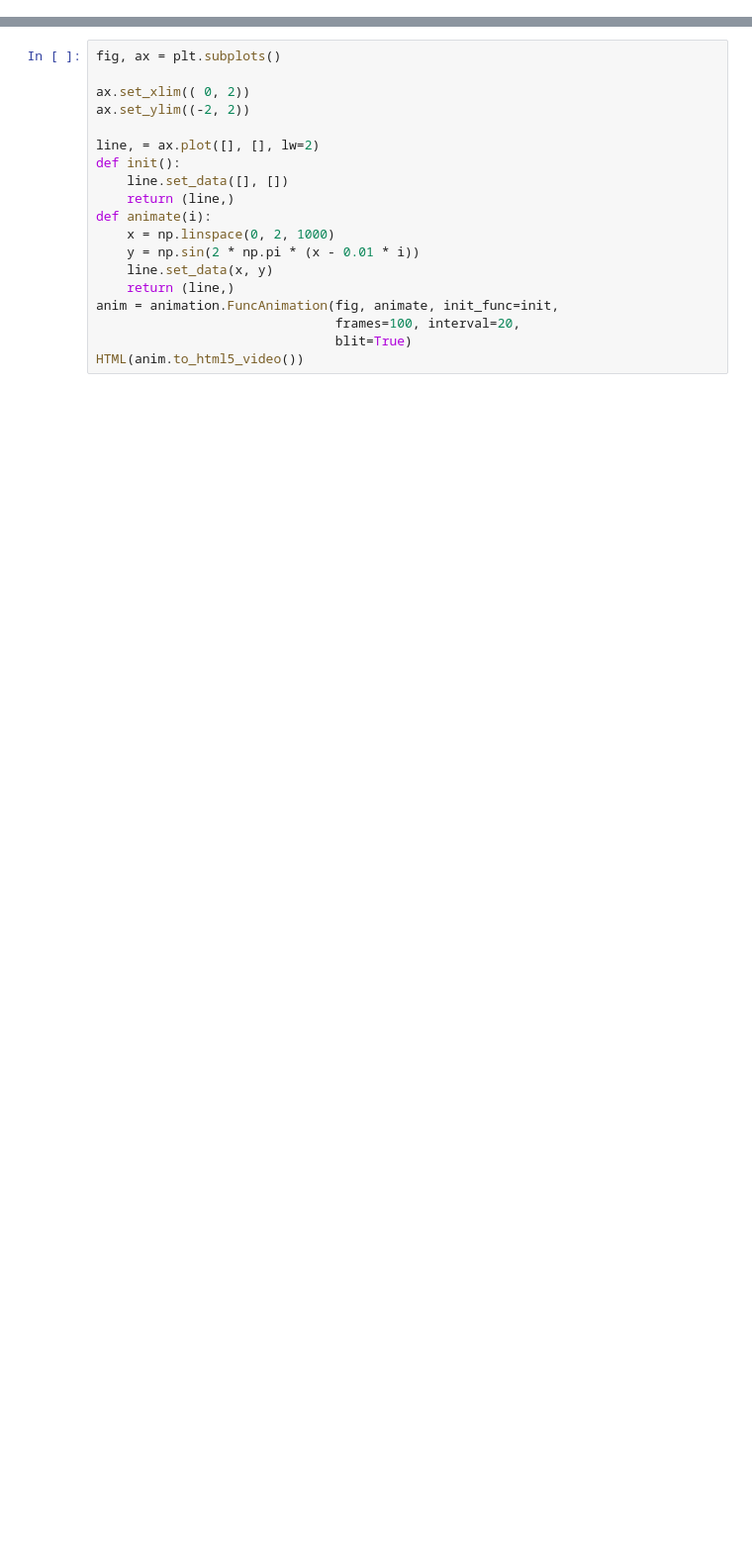
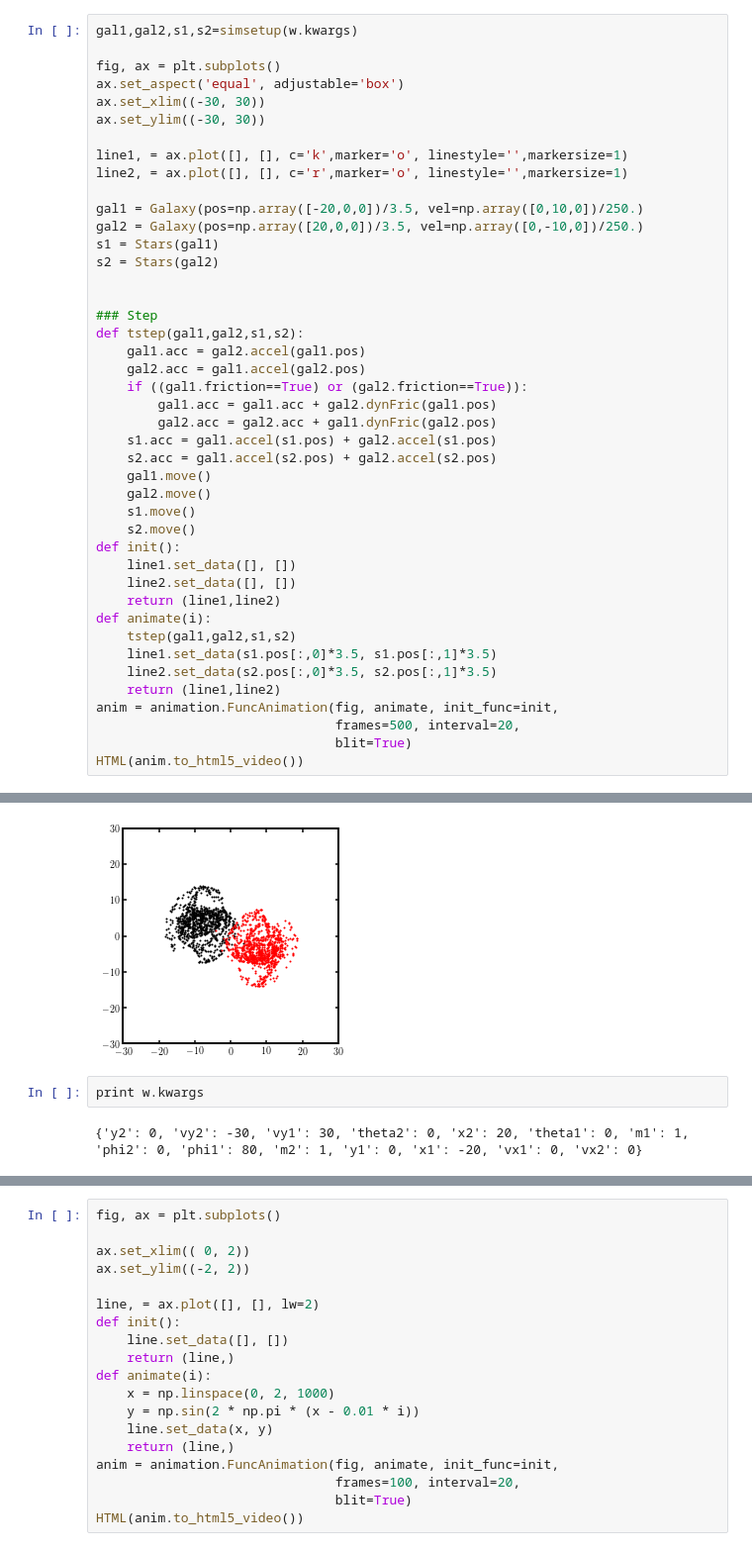
Before and after one commit to davidhendel/galcrash, a Jupyter notebook: galcrash.ipynb, the cells around one changed output, grey strips where cells are left out. Shown at 99% size. Drawn from its saved outputs; the diff is of its cells as text; blank space fills up the shorter version.

```diff
--- a/galcrash.ipynb
+++ b/galcrash.ipynb
@@ -7,0 +47,44 @@ from IPython.display import HTML
+# %%
+gal1,gal2,s1,s2=simsetup(w.kwargs)
+
+fig, ax = plt.subplots()
+ax.set_aspect('equal', adjustable='box')
+ax.set_xlim((-30, 30))
+ax.set_ylim((-30, 30))
+
+line1, = ax.plot([], [], c='k',marker='o', linestyle='',markersize=1)
+line2, = ax.plot([], [], c='r',marker='o', linestyle='',markersize=1)
+
+gal1 = Galaxy(pos=np.array([-20,0,0])/3.5, vel=np.array([0,10,0])/250.)
+gal2 = Galaxy(pos=np.array([20,0,0])/3.5, vel=np.array([0,-10,0])/250.)
+s1 = Stars(gal1)
+s2 = Stars(gal2)
+
+
+### Step
+def tstep(gal1,gal2,s1,s2):
+    gal1.acc = gal2.accel(gal1.pos)
+    gal2.acc = gal1.accel(gal2.pos)
+    if ((gal1.friction==True) or (gal2.friction==True)):
+        gal1.acc = gal1.acc + gal2.dynFric(gal1.pos)
+        gal2.acc = gal2.acc + gal1.dynFric(gal2.pos)
+    s1.acc = gal1.accel(s1.pos) + gal2.accel(s1.pos)
+    s2.acc = gal1.accel(s2.pos) + gal2.accel(s2.pos)
+    gal1.move()
+    gal2.move()
+    s1.move()
+    s2.move()
+def init():
+    line1.set_data([], [])
+    line2.set_data([], [])
+    return (line1,line2)
+def animate(i):
+    tstep(gal1,gal2,s1,s2)
+    line1.set_data(s1.pos[:,0]*3.5, s1.pos[:,1]*3.5)
+    line2.set_data(s2.pos[:,0]*3.5, s2.pos[:,1]*3.5)
+    return (line1,line2)
+anim = animation.FuncAnimation(fig, animate, init_func=init,
+                               frames=500, interval=20,
+                               blit=True)
+HTML(anim.to_html5_video())
+# %% [output]
@@ -7,0 +92,5 @@ from IPython.display import HTML
+[figure, added]
+# %%
+print w.kwargs
+# %% [output]
+{'y2': 0, 'vy2': -30, 'vy1': 30, 'theta2': 0, 'x2': 20, 'theta1': 0, 'm1': 1, 'phi2': 0, 'phi1': 80, 'm2': 1, 'y1': 0, 'x1': -20, 'vx1': 0, 'vx2': 0}
```
Also changed, not shown: parts of 8 cells of this notebook, 3 other files.
